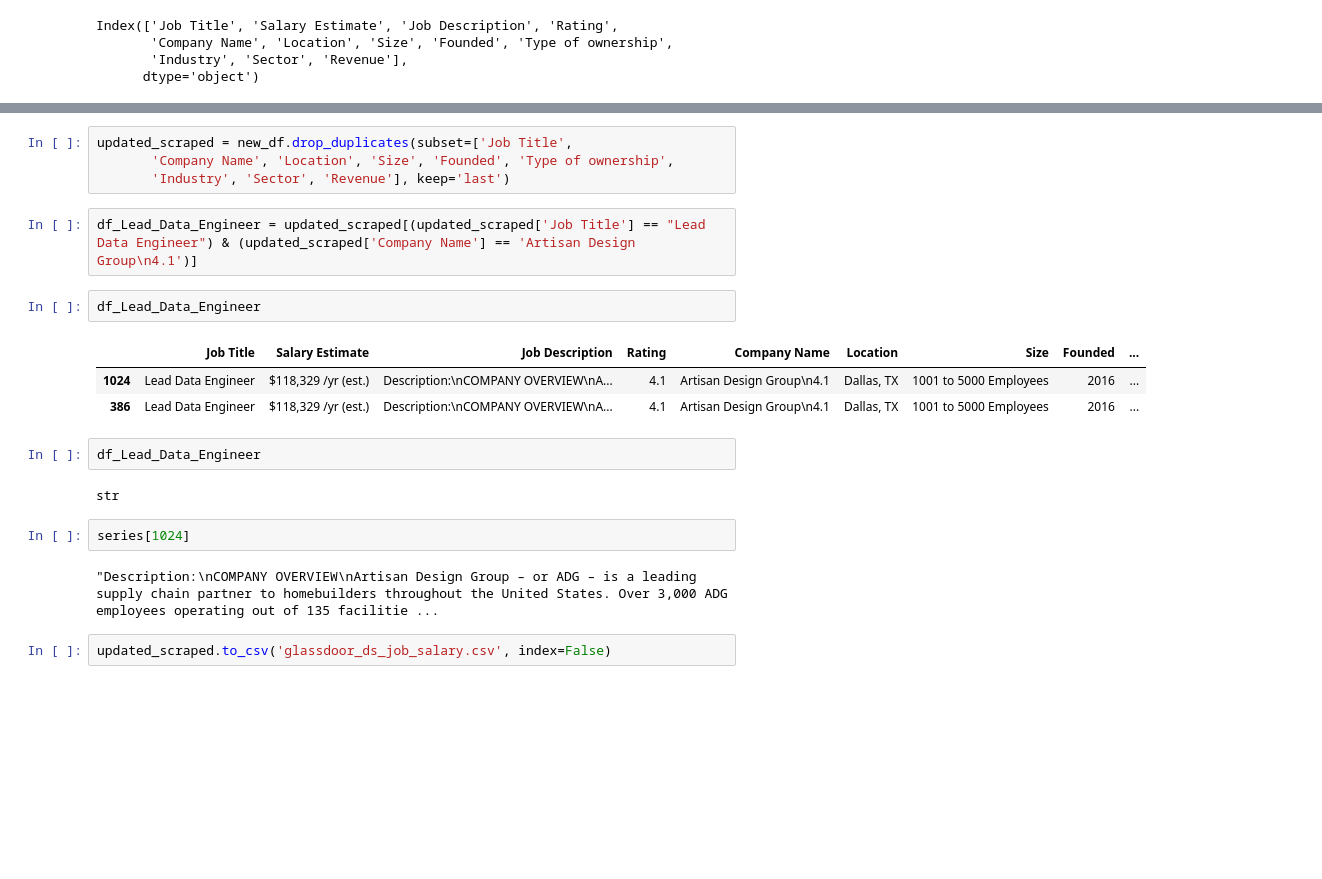
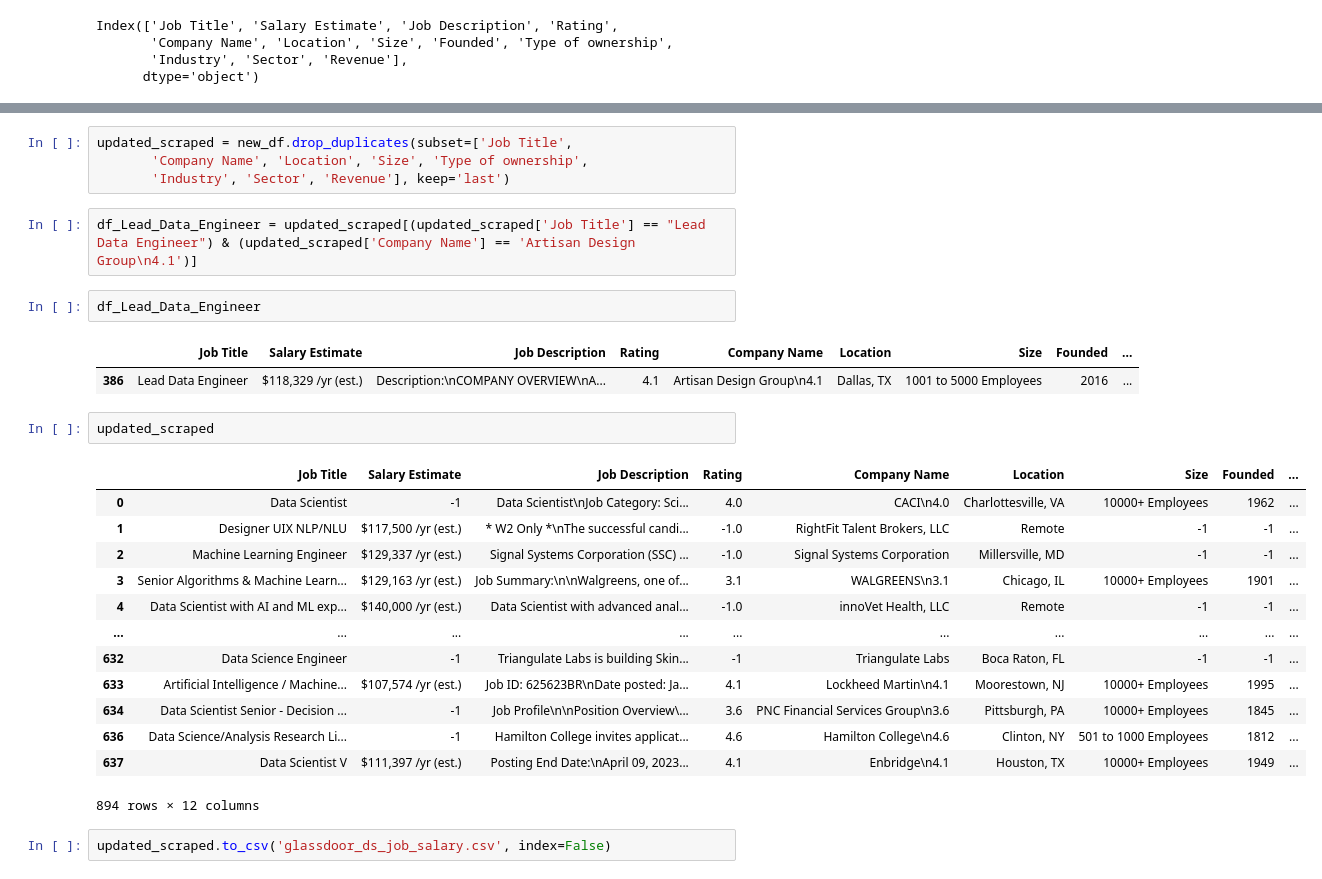
Before and after one commit to wangyf99/GlassDoor_Salary_Prediction, a Jupyter notebook: Just_Scraper_GlassDoor_Salary.ipynb, the cells around one changed output, grey strips where cells are left out. Cells and saved outputs as stored; diff of their text form; blank space fills up the shorter version.

```diff
--- a/Just_Scraper_GlassDoor_Salary.ipynb
+++ b/Just_Scraper_GlassDoor_Salary.ipynb
@@ -333,23 +329,30 @@ repeated_df
 # %%
 updated_scraped = new_df.drop_duplicates(subset=['Job Title',
-       'Company Name', 'Location', 'Size', 'Founded', 'Type of ownership',
+       'Company Name', 'Location', 'Size', 'Type of ownership',
        'Industry', 'Sector', 'Revenue'], keep='last')
-# %%
-df_Lead_Data_Engineer = updated_scraped[(updated_scraped['Job Title'] == "Lead Data Engineer") & (updated_scraped['Company Name'] == 'Artisan Design Group\n4.1')]
-# %%
-df_Lead_Data_Engineer
-# %% [output]
-|  | Job Title | Salary Estimate | Job Description | Rating | Company Name | Location | Size | Founded | ... |
-| 1024 | Lead Data Engineer | $118,329 /yr (est.) | Description:\nCOMPANY OVERVIEW\nA... | 4.1 | Artisan Design Group\n4.1 | Dallas, TX | 1001 to 5000 Employees | 2016 | ... |
-| 386 | Lead Data Engineer | $118,329 /yr (est.) | Description:\nCOMPANY OVERVIEW\nA... | 4.1 | Artisan Design Group\n4.1 | Dallas, TX | 1001 to 5000 Employees | 2016 | ... |
-# %%
-df_Lead_Data_Engineer
-# %% [output]
-str
-# %%
-series[1024]
-# %% [output]
-"Description:\nCOMPANY OVERVIEW\nArtisan Design Group – or ADG – is a leading supply chain partner to homebuilders throughout the United States. Over 3,000 ADG employees operating out of 135 facilitie ...
+# %%
+df_Lead_Data_Engineer = updated_scraped[(updated_scraped['Job Title'] == "Lead Data Engineer") & (updated_scraped['Company Name'] == 'Artisan Design Group\n4.1')]
+# %%
+df_Lead_Data_Engineer
+# %% [output]
+|  | Job Title | Salary Estimate | Job Description | Rating | Company Name | Location | Size | Founded | ... |
+| 386 | Lead Data Engineer | $118,329 /yr (est.) | Description:\nCOMPANY OVERVIEW\nA... | 4.1 | Artisan Design Group\n4.1 | Dallas, TX | 1001 to 5000 Employees | 2016 | ... |
+# %%
+updated_scraped
+# %% [output]
+|  | Job Title | Salary Estimate | Job Description | Rating | Company Name | Location | Size | Founded | ... |
+| 0 | Data Scientist | -1 | Data Scientist\nJob Category: Sci... | 4.0 | CACI\n4.0 | Charlottesville, VA | 10000+ Employees | 1962 | ... |
+| 1 | Designer UIX NLP/NLU | $117,500 /yr (est.) | * W2 Only *\nThe successful candi... | -1.0 | RightFit Talent Brokers, LLC | Remote | -1 | -1 | ... |
+| 2 | Machine Learning Engineer | $129,337 /yr (est.) | Signal Systems Corporation (SSC) ... | -1.0 | Signal Systems Corporation | Millersville, MD | -1 | -1 | ... |
+| 3 | Senior Algorithms & Machine Learn... | $129,163 /yr (est.) | Job Summary:\n\nWalgreens, one of... | 3.1 | WALGREENS\n3.1 | Chicago, IL | 10000+ Employees | 1901 | ... |
+| 4 | Data Scientist with AI and ML exp... | $140,000 /yr (est.) | Data Scientist with advanced anal... | -1.0 | innoVet Health, LLC | Remote | -1 | -1 | ... |
+| ... | ... | ... | ... | ... | ... | ... | ... | ... | ... |
+| 632 | Data Science Engineer | -1 | Triangulate Labs is building Skin... | -1 | Triangulate Labs | Boca Raton, FL | -1 | -1 | ... |
+| 633 | Artificial Intelligence / Machine... | $107,574 /yr (est.) | Job ID: 625623BR\nDate posted: Ja... | 4.1 | Lockheed Martin\n4.1 | Moorestown, NJ | 10000+ Employees | 1995 | ... |
+| 634 | Data Scientist Senior - Decision ... | -1 | Job Profile\n\nPosition Overview\... | 3.6 | PNC Financial Services Group\n3.6 | Pittsburgh, PA | 10000+ Employees | 1845 | ... |
+| 636 | Data Science/Analysis Research Li... | -1 | Hamilton College invites applicat... | 4.6 | Hamilton College\n4.6 | Clinton, NY | 501 to 1000 Employees | 1812 | ... |
+| 637 | Data Scientist V | $111,397 /yr (est.) | Posting End Date:\nApril 09, 2023... | 4.1 | Enbridge\n4.1 | Houston, TX | 10000+ Employees | 1949 | ... |
+894 rows × 12 columns
 # %%
 updated_scraped.to_csv('glassdoor_ds_job_salary.csv', index=False)
 # %%
```
Also changed, not shown: parts of 6 cells of this notebook, 1 other file.
